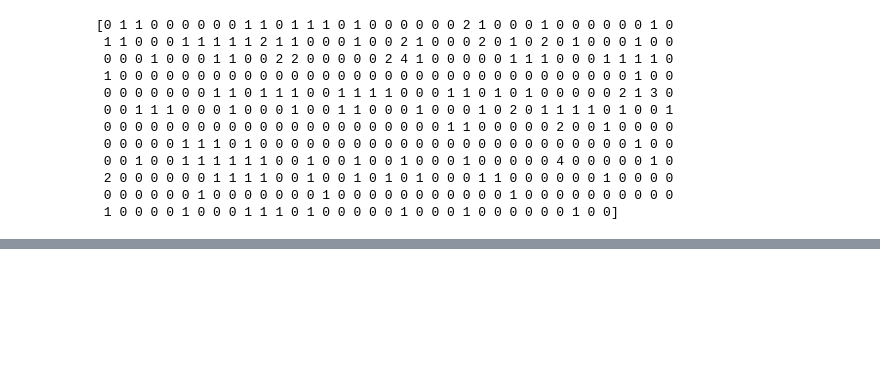
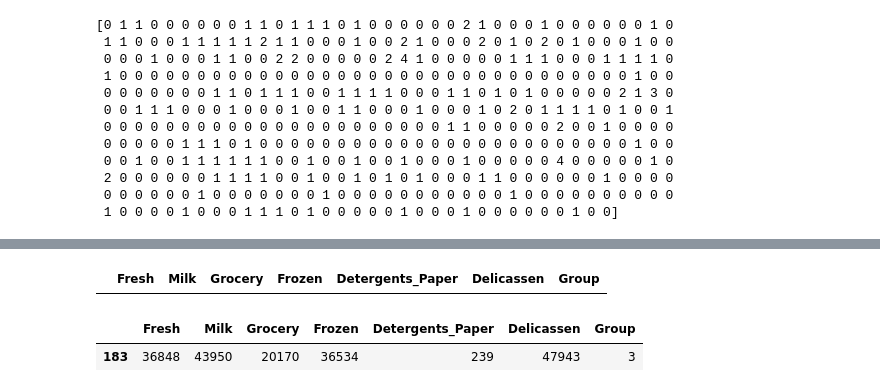
Before and after one commit to ChetanGoud77/AD-PYTHON, a Jupyter notebook: DAY_21.ipynb, the cells around one changed output, grey strips where cells are left out. Cells and saved outputs as stored; diff of their text form; code cells hidden in the pictures; blank space fills up the shorter version.

```diff
--- a/DAY_21.ipynb
+++ b/DAY_21.ipynb
@@ -420,3 +420,6 @@ print(groups)
  2 0 0 0 0 0 0 1 1 1 1 0 0 1 0 0 1 0 1 0 1 0 0 0 1 1 0 0 0 0 0 0 1 0 0 0 0
  0 0 0 0 0 0 1 0 0 0 0 0 0 0 1 0 0 0 0 0 0 0 0 0 0 0 1 0 0 0 0 0 0 0 0 0 0
  1 0 0 0 0 1 0 0 0 1 1 1 0 1 0 0 0 0 0 1 0 0 0 1 0 0 0 0 0 0 1 0 0]
+# %%
+cust_group=pd.concat([df,group_num],axis=1)
+cust_group
@@ -422,0 +440,9 @@ print(groups)
+# %%
+cust_group[cust_group['Group'] == 4]
+# %% [output]
+|  | Fresh | Milk | Grocery | Frozen | Detergents_Paper | Delicassen | Group |
+# %%
+cust_group[cust_group['Group'] == 3]
+# %% [output]
+|  | Fresh | Milk | Grocery | Frozen | Detergents_Paper | Delicassen | Group |
+| 183 | 36848 | 43950 | 20170 | 36534 | 239 | 47943 | 3 |
```
Also changed, not shown: parts of 1 cell of this notebook.
